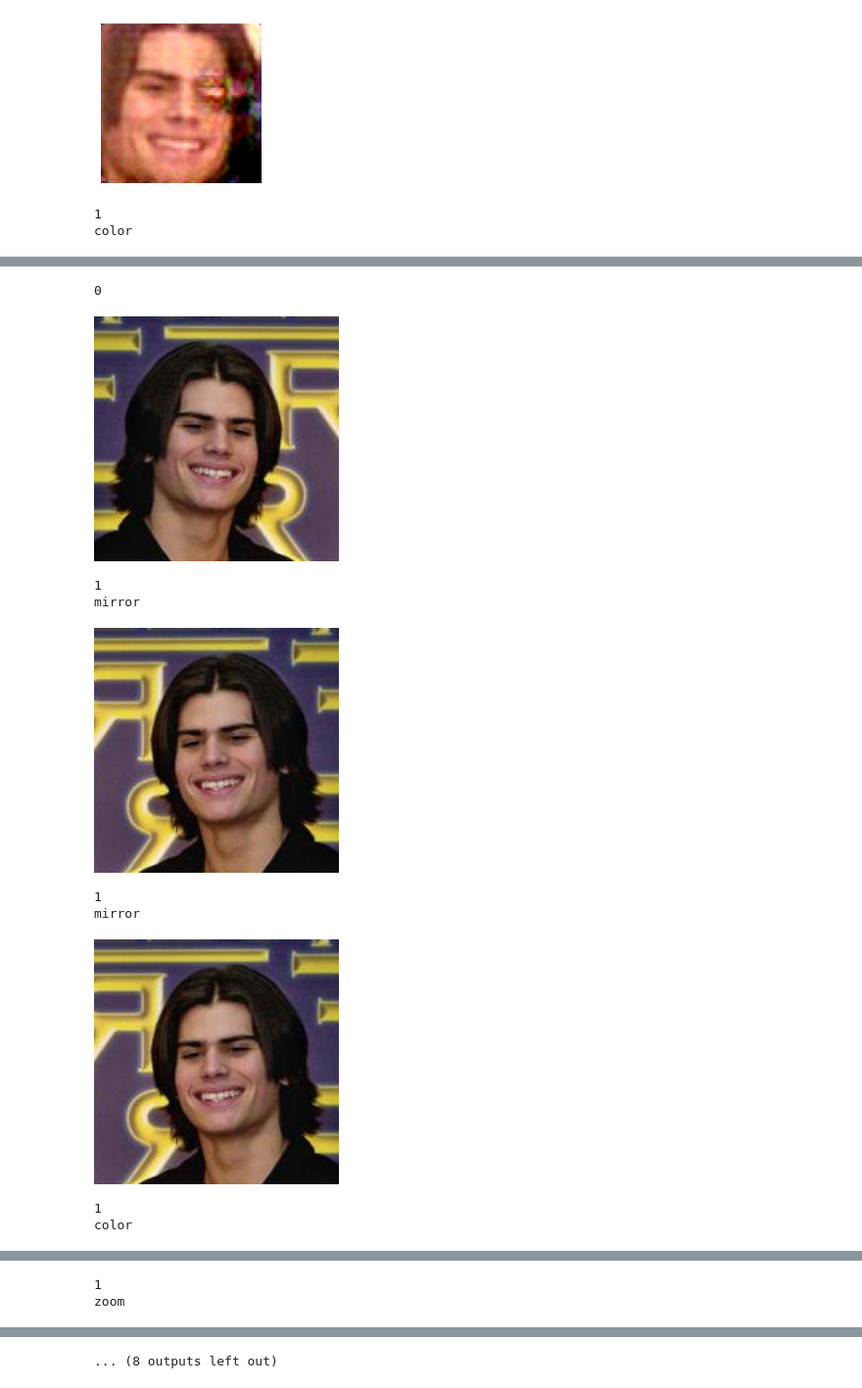
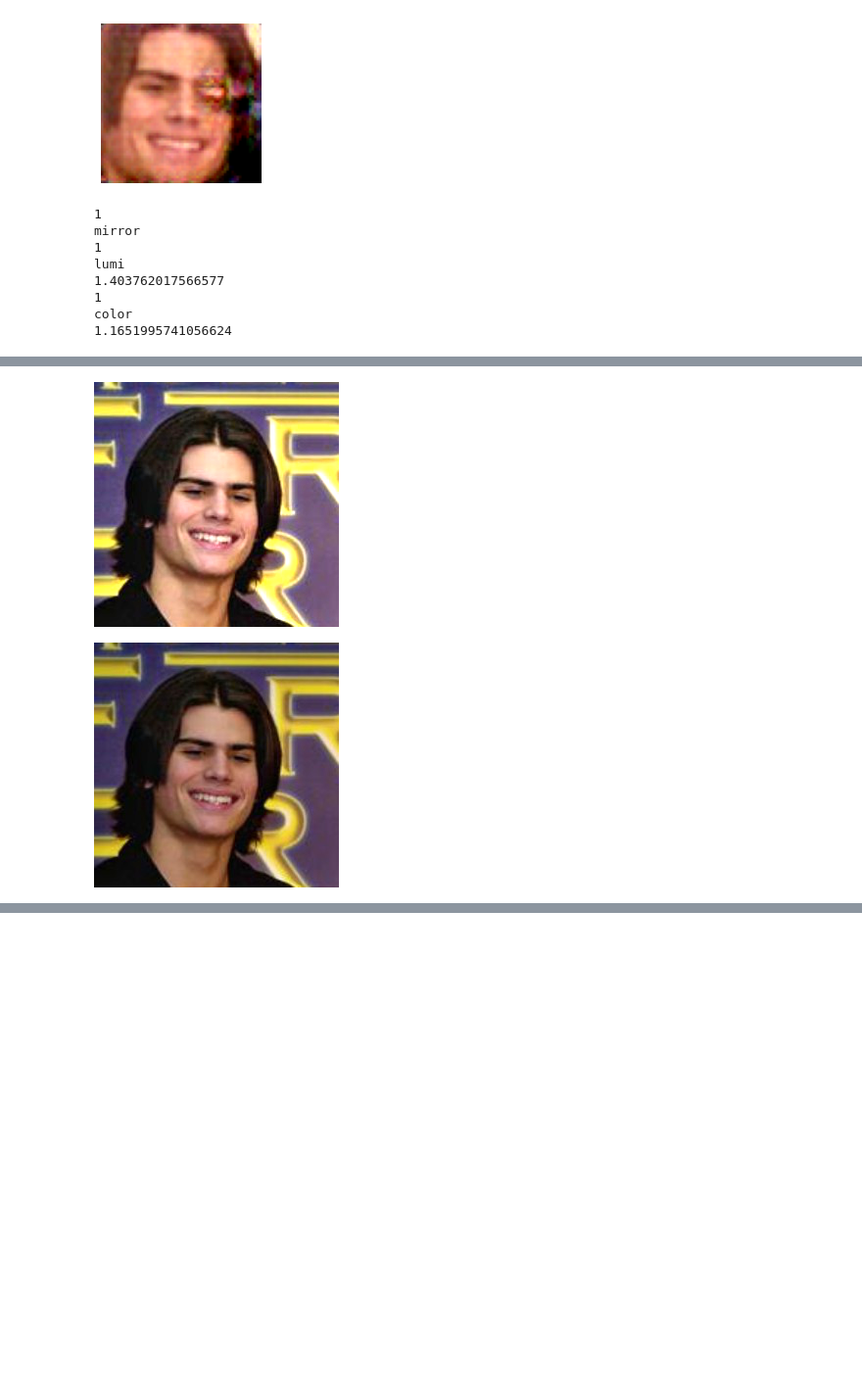
Before and after one commit to Eva427/CICR-Impainting, a Jupyter notebook: test.ipynb, the cells around one changed output, grey strips where cells are left out. Shown at 98% size. Drawn from its saved outputs; the diff is of its cells as text; code cells hidden in the pictures; blank space fills up the shorter version.

```diff
--- a/test.ipynb
+++ b/test.ipynb
@@ -155,6 +168,7 @@ def mirror(img):
 def enhance(img,enhancer):
     (mu,sigma) = (1,0.15)
     factor = np.random.normal(mu, sigma)
+    print(factor)
     img = enhancer.enhance(factor)
     return img
 
@@ -174,28 +188,38 @@ def sharpness(img):
     func = ImageEnhance.Sharpness(img)
     return enhance(img,func)
 
-def randomTransfo(img):
+def randomTransfo(imgs):
     (mu,sigma) = (1.3,0.25)
-    nbTransfo = np.random.normal(mu, sigma)
-    nbTransfo = abs(nbTransfo)
-    nbTransfo = int(nbTransfo)
 
-    print(nbTransfo)
-    transfos = [zoom, rotation, mirror, lumi, contrast, color, sharpness]
-    for i in range(nbTransfo):
-        func = random.choice(transfos)
-        print(func. __name__)
-        transfos.remove(func)
-        img = func(img)
+    for k,img in enumerate(imgs) :
+        nbTransfo = np.random.normal(mu, sigma)
+        nbTransfo = abs(nbTransfo)
+        nbTransfo = int(nbTransfo)
 
-    return img
+        print(nbTransfo)
+        transfos = [zoom, rotation, mirror, lumi, contrast, color, sharpness]
+        for i in range(nbTransfo):
+            func = random.choice(transfos)
+            print(func. __name__)
+            transfos.remove(func)
+            imgs[k] = func(img.copy())
+
+    return imgs
 
 path = "./data/lfw/AJ_Lamas/AJ_Lamas_0001.jpg"
 
-for i in range(10):
-    with Image.open(path) as img:
-        img = randomTransfo(img)
-        img.show()
+with Image.open(path) as img:
+    imgs = [img,img,img]
+    imgs = randomTransfo(imgs)
+    imgs[0].show()
+    imgs[1].show()
+    imgs[2].show()
 # %% [output]
+1
+mirror
+1
+lumi
+1.403762017566577
 1
 color
+1.1651995741056624
@@ -203,10 +227,2 @@ color
-0
-[figure, old version]
+[figure, new version]
-1
-mirror
-[figure, old version]
+[figure, new version]
-1
-mirror
-[figure, removed]
-1
-color
@@ -214,2 +228,0 @@ color
-1
-zoom
@@ -217 +228,0 @@ zoom
-... (8 outputs left out)
```
Also changed, not shown: parts of 5 cells of this notebook, 26 other files.
